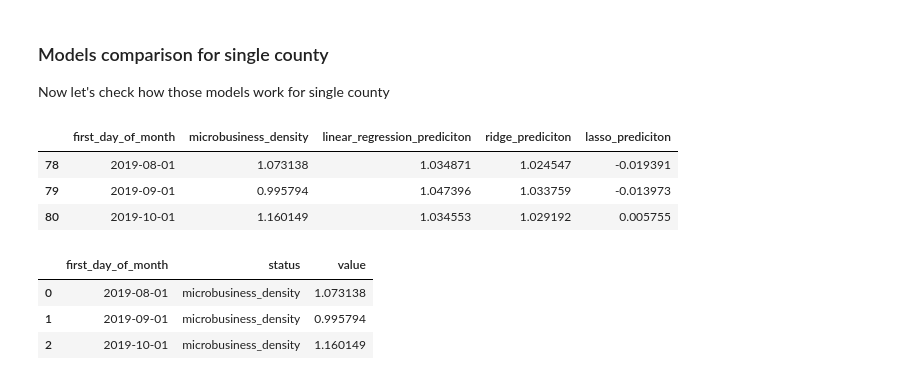
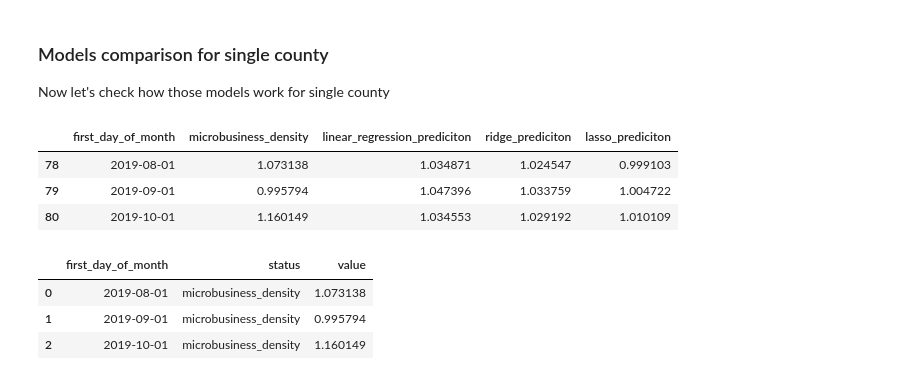
Before and after one commit to vroobelle93/03_GoDaddy, a Jupyter notebook: godaddy1.ipynb, the cells around one changed output. Drawn from its saved outputs; the diff is of its cells as text; code cells hidden in the pictures.

```diff
--- a/godaddy1.ipynb
+++ b/godaddy1.ipynb
@@ -416,26 +415,27 @@ Now let's check how those models work for single county
 # %%
 # Fit models with training data
 lin_reg_model.fit(single_train_X, single_train_y)
 ridge_model.fit(single_train_X, single_train_y)
+lasso_model.fit(single_train_X, single_train_y)
 # Predict values for test set
 single_lin_reg_y = lin_reg_model.predict(single_train_X)
 single_ridge_y = ridge_model.predict(single_train_X)
 single_lasso_y = lasso_model.predict(single_train_X)
 # Calculate SMAPE for training data to check how well our model suits it
 SMAPE_lin_reg_single = smape(single_lin_reg_y, single_train_y)
 SMAPE_ridge_single = smape(single_ridge_y, single_train_y)
 SMAPE_lasso_single = smape(single_ridge_y, single_train_y)
 # Create DF to store results and for plot
 single_prediction_results = single_prediction_results_template.copy()
 single_prediction_results['linear_regression_prediciton'] = single_lin_reg_y
 single_prediction_results['ridge_prediciton'] = single_ridge_y
 single_prediction_results['lasso_prediciton'] = single_lasso_y
 single_prediction_results.head(3)
 # %% [output]
 |  | first_day_of_month | microbusiness_density | linear_regression_prediciton | ridge_prediciton | lasso_prediciton |
-| 78 | 2019-08-01 | 1.073138 | 1.034871 | 1.024547 | -0.019391 |
-| 79 | 2019-09-01 | 0.995794 | 1.047396 | 1.033759 | -0.013973 |
-| 80 | 2019-10-01 | 1.160149 | 1.034553 | 1.029192 | 0.005755 |
+| 78 | 2019-08-01 | 1.073138 | 1.034871 | 1.024547 | 0.999103 |
+| 79 | 2019-09-01 | 0.995794 | 1.047396 | 1.033759 | 1.004722 |
+| 80 | 2019-10-01 | 1.160149 | 1.034553 | 1.029192 | 1.010109 |
 # %%
 # Reshape DF for plot
 single_lin_reg_results_plot = single_prediction_results.melt(
```
Also changed, not shown: parts of 3 cells of this notebook.
